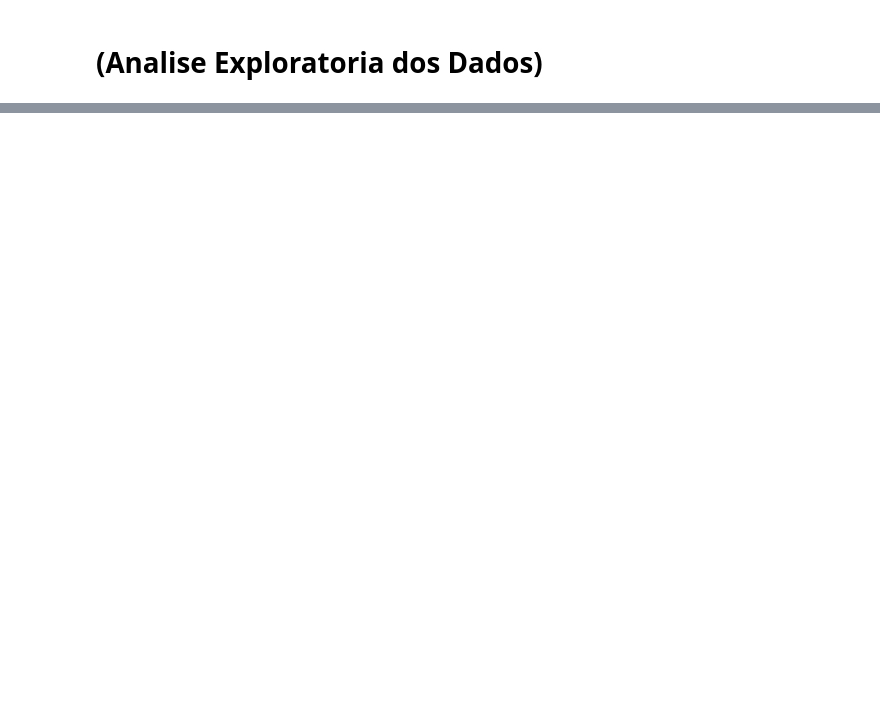
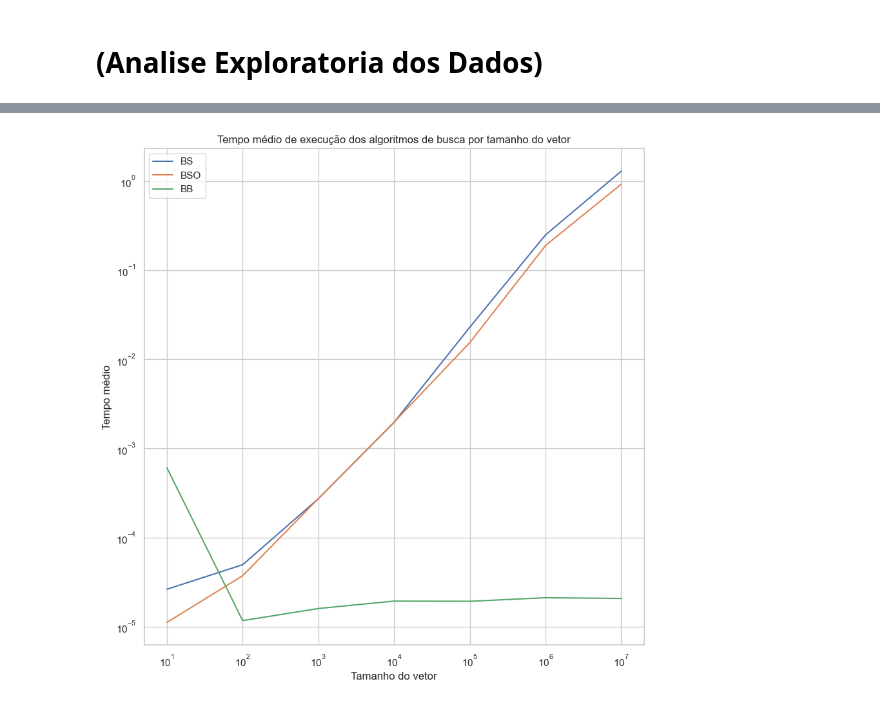
Before and after one commit to RaulLima2/analise_da_busca_binaria, a Jupyter notebook: notebook/Análise_de_Algoritmo_de_Busca.ipynb, the cells around one changed output, grey strips where cells are left out. Cells and saved outputs as stored; diff of their text form; code cells hidden in the pictures; blank space fills up the shorter version.

```diff
--- a/notebook/Análise_de_Algoritmo_de_Busca.ipynb
+++ b/notebook/Análise_de_Algoritmo_de_Busca.ipynb
@@ -856,0 +320,13 @@ benchmark_data[['método','tamanho do vetor','tempo de execução']].drop_duplic
+# %%
+# plot data liner using group by in tamanho do vetor
+benchmark_data_grouped = benchmark_data.groupby(['tamanho do vetor']).mean().reset_index()
+
+sns.set_theme(style="whitegrid")
+fig, ax = plt.subplots(1, 1, figsize=(10, 10))
+sns.lineplot(data=benchmark_data_grouped, x='tamanho do vetor', y='BS', ax=ax, label='BS')
+sns.lineplot(data=benchmark_data_grouped, x='tamanho do vetor', y='BSO', ax=ax, label='BSO')
+sns.lineplot(data=benchmark_data_grouped, x='tamanho do vetor', y='BB', ax=ax, label='BB')
+plt.setp(ax, xlabel='Tamanho do vetor', ylabel='Tempo médio',xticks=[10, 10**2, 10**3, 10**4,10**5,10**6,10**7],xticklabels=['10', '10^2', '10^3', '10^4','10^5','10^6','10^7'],title='Tempo médio de execução dos algoritmos de busca por tamanho do vetor',xscale='log', yscale='log')
+plt.show()
+# %% [output]
+[figure, added]
```
Also changed, not shown: parts of 79 cells of this notebook, 2 other files.
